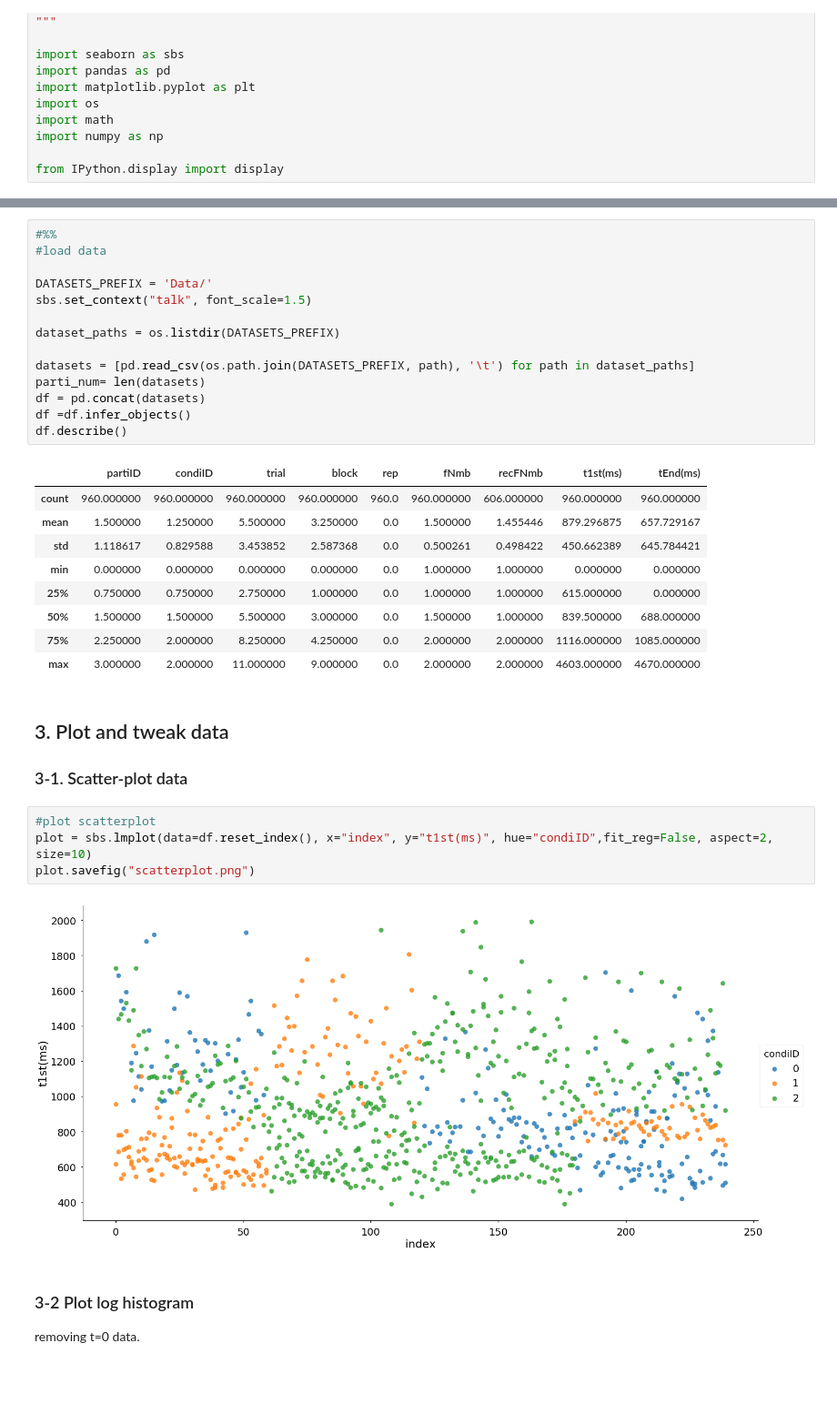
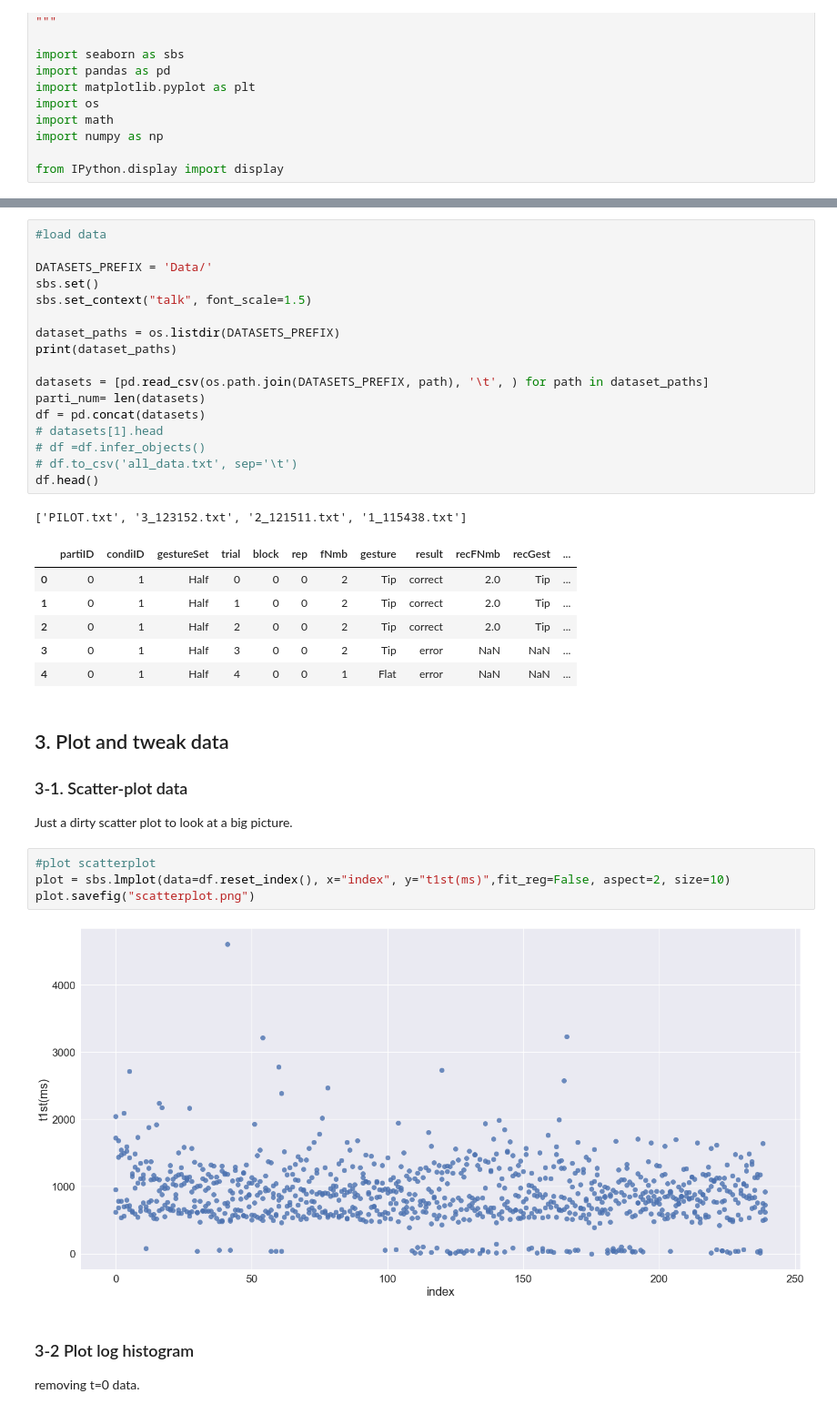
Before and after one commit to Beta-Alf/FIT_Hicks_Law, a Jupyter notebook: Untitled.ipynb, the cells around one changed output, grey strips where cells are left out. Shown: that part at 91% size. Drawn from its saved outputs; the diff is of its cells as text; blank space fills up the shorter version.

```diff
--- a/Untitled.ipynb
+++ b/Untitled.ipynb
@@ -26,37 +30,39 @@ from IPython.display import display
 # %%
-#%%
 #load data
 
 DATASETS_PREFIX = 'Data/'
+sbs.set()
 sbs.set_context("talk", font_scale=1.5)
 
 dataset_paths = os.listdir(DATASETS_PREFIX)
+print(dataset_paths)
 
-datasets = [pd.read_csv(os.path.join(DATASETS_PREFIX, path), '\t') for path in dataset_paths]
+datasets = [pd.read_csv(os.path.join(DATASETS_PREFIX, path), '\t', ) for path in dataset_paths]
 parti_num= len(datasets)
 df = pd.concat(datasets)
-df =df.infer_objects()
-df.describe()
+# datasets[1].head
+# df =df.infer_objects()
+# df.to_csv('all_data.txt', sep='\t')
+df.head()
 # %% [output]
+['PILOT.txt', '3_123152.txt', '2_121511.txt', '1_115438.txt']
-|  | partiID | condiID | trial | block | rep | fNmb | recFNmb | t1st(ms) | tEnd(ms) |
-| count | 960.000000 | 960.000000 | 960.000000 | 960.000000 | 960.0 | 960.000000 | 606.000000 | 960.000000 | 960.000000 |
-| mean | 1.500000 | 1.250000 | 5.500000 | 3.250000 | 0.0 | 1.500000 | 1.455446 | 879.296875 | 657.729167 |
-| std | 1.118617 | 0.829588 | 3.453852 | 2.587368 | 0.0 | 0.500261 | 0.498422 | 450.662389 | 645.784421 |
-| min | 0.000000 | 0.000000 | 0.000000 | 0.000000 | 0.0 | 1.000000 | 1.000000 | 0.000000 | 0.000000 |
-| 25% | 0.750000 | 0.750000 | 2.750000 | 1.000000 | 0.0 | 1.000000 | 1.000000 | 615.000000 | 0.000000 |
-| 50% | 1.500000 | 1.500000 | 5.500000 | 3.000000 | 0.0 | 1.500000 | 1.000000 | 839.500000 | 688.000000 |
-| 75% | 2.250000 | 2.000000 | 8.250000 | 4.250000 | 0.0 | 2.000000 | 2.000000 | 1116.000000 | 1085.000000 |
-| max | 3.000000 | 2.000000 | 11.000000 | 9.000000 | 0.0 | 2.000000 | 2.000000 | 4603.000000 | 4670.000000 |
+|  | partiID | condiID | gestureSet | trial | block | rep | fNmb | gesture | result | recFNmb | recGest | ... |
+| 0 | 0 | 1 | Half | 0 | 0 | 0 | 2 | Tip | correct | 2.0 | Tip | ... |
+| 1 | 0 | 1 | Half | 1 | 0 | 0 | 2 | Tip | correct | 2.0 | Tip | ... |
+| 2 | 0 | 1 | Half | 2 | 0 | 0 | 2 | Tip | correct | 2.0 | Tip | ... |
+| 3 | 0 | 1 | Half | 3 | 0 | 0 | 2 | Tip | error | NaN | NaN | ... |
+| 4 | 0 | 1 | Half | 4 | 0 | 0 | 1 | Flat | error | NaN | NaN | ... |
 # %% [markdown]
 ## 3. Plot and tweak data
 
 ### 3-1. Scatter-plot data
+Just a dirty scatter plot to look at a big picture.
 # %%
 #plot scatterplot
-plot = sbs.lmplot(data=df.reset_index(), x="index", y="t1st(ms)", hue="condiID",fit_reg=False, aspect=2, size=10)
+plot = sbs.lmplot(data=df.reset_index(), x="index", y="t1st(ms)",fit_reg=False, aspect=2, size=10)
 plot.savefig("scatterplot.png")
 # %% [output]
-[figure, old version]
+[figure, new version]
 # %% [markdown]
 ### 3-2 Plot log histogram
 
```
Also changed, not shown: parts of 17 cells of this notebook.
